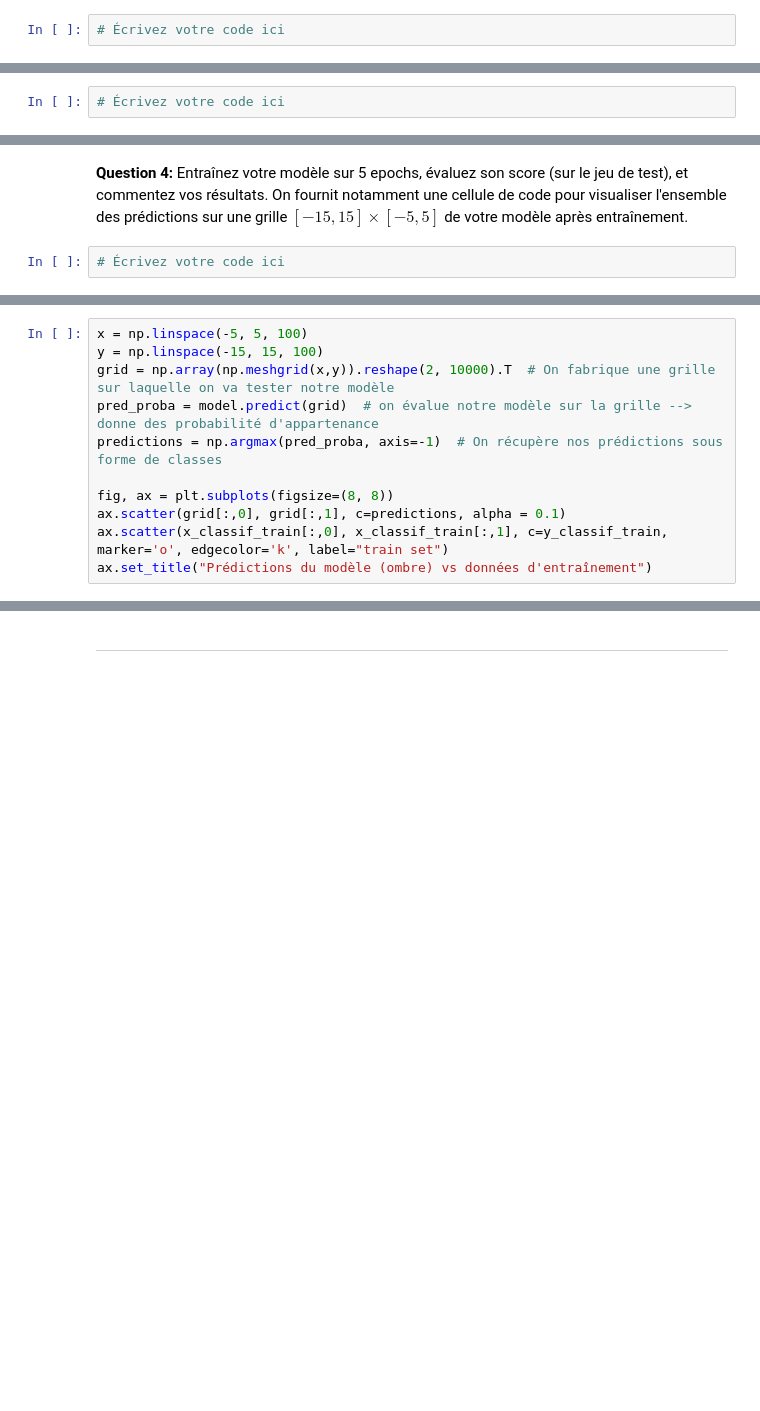
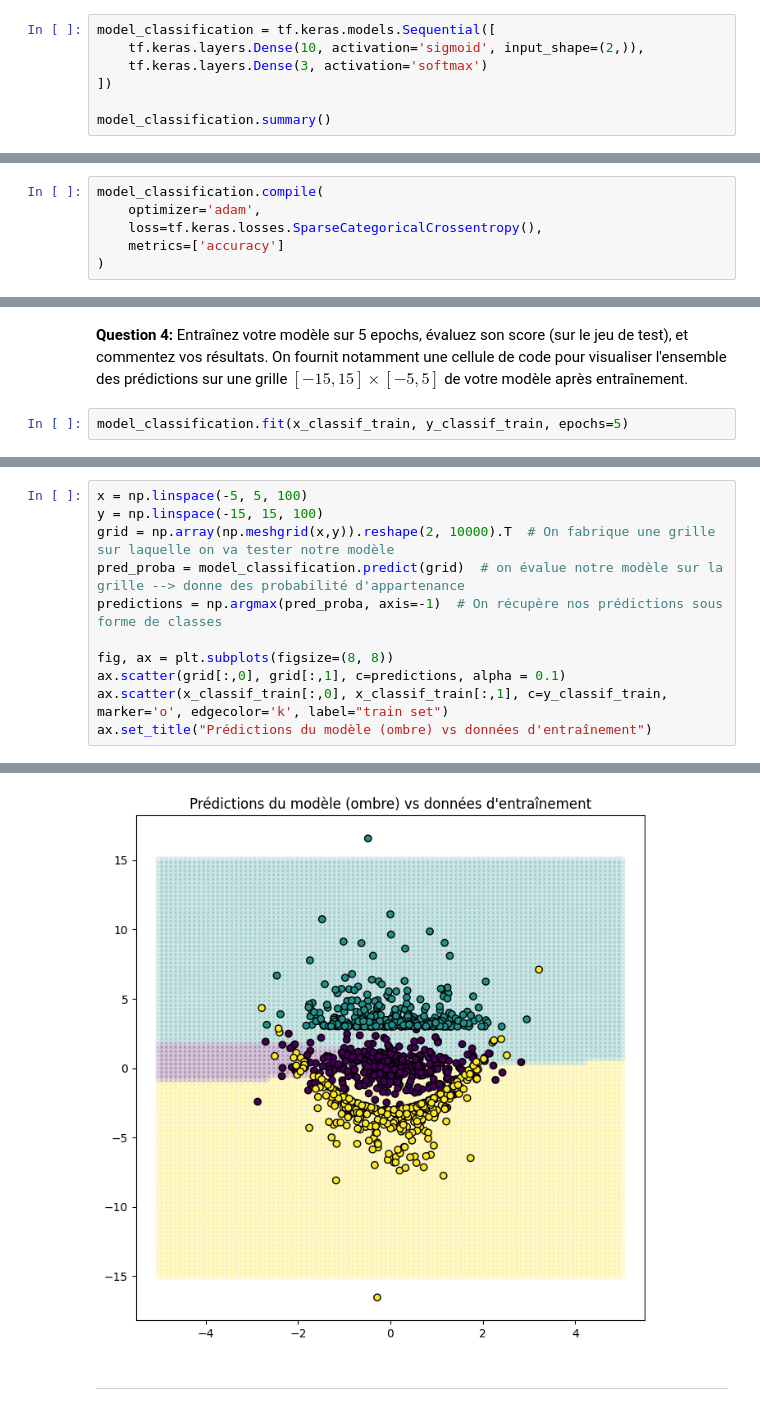
Before and after one commit to se-oumakhlouf/M1, a Jupyter notebook: Machine_Learning/td-5/TP5_NN.ipynb, the cells around one changed output, grey strips where cells are left out. Cells and saved outputs as stored; diff of their text form; blank space fills up the shorter version.

```diff
--- a/Machine_Learning/td-5/TP5_NN.ipynb
+++ b/Machine_Learning/td-5/TP5_NN.ipynb
@@ -200,4 +420,9 @@ On passe maintenant à la classification. Le principe reste le même que pour la
 - Le premier envoie les observations en dimension 10, avec une activation `sigmoid`
 - Le deuxième envoie les observation en dimension 3, avec une activation `softmax`.
 # %%
-# Écrivez votre code ici
+model_classification = tf.keras.models.Sequential([
+    tf.keras.layers.Dense(10, activation='sigmoid', input_shape=(2,)),
+    tf.keras.layers.Dense(3, activation='softmax')
+])
+
+model_classification.summary()
@@ -212,10 +451,14 @@ On passe maintenant à la classification. Le principe reste le même que pour la
 # %% [markdown]
 **Question 3:** Compilez votre modèle. On prendra toujours `'adam'` comme `optimizer`, mais on prendra comme indiqué la `SparseCategoricalCrossentropy()` comme `loss`, et `['accuracy']` comme `metrics`.
 # %%
-# Écrivez votre code ici
+model_classification.compile(
+    optimizer='adam',
+    loss=tf.keras.losses.SparseCategoricalCrossentropy(),
+    metrics=['accuracy']
+)
 # %% [markdown]
 ---
 # %% [markdown]
 **Question 4:** Entraînez votre modèle sur 5 epochs, évaluez son score (sur le jeu de test), et commentez vos résultats. On fournit notamment une cellule de code pour visualiser l'ensemble des prédictions sur une grille $[-15, 15]\times[-5,5]$ de votre modèle après entraînement.
 # %%
-# Écrivez votre code ici
+model_classification.fit(x_classif_train, y_classif_train, epochs=5)
@@ -223,10 +486,11 @@ On passe maintenant à la classification. Le principe reste le même que pour la
 x = np.linspace(-5, 5, 100)
 y = np.linspace(-15, 15, 100)
 grid = np.array(np.meshgrid(x,y)).reshape(2, 10000).T  # On fabrique une grille sur laquelle on va tester notre modèle
-pred_proba = model.predict(grid)  # on évalue notre modèle sur la grille --> donne des probabilité d'appartenance
+pred_proba = model_classification.predict(grid)  # on évalue notre modèle sur la grille --> donne des probabilité d'appartenance
 predictions = np.argmax(pred_proba, axis=-1)  # On récupère nos prédictions sous forme de classes
 
 fig, ax = plt.subplots(figsize=(8, 8))
 ax.scatter(grid[:,0], grid[:,1], c=predictions, alpha = 0.1)
 ax.scatter(x_classif_train[:,0], x_classif_train[:,1], c=y_classif_train, marker='o', edgecolor='k', label="train set")
 ax.set_title("Prédictions du modèle (ombre) vs données d'entraînement")
+# %% [output]
@@ -233,3 +499,4 @@ ax.set_title("Prédictions du modèle (ombre) vs données d'entraînement")
+[figure, added]
 # %% [markdown]
 ---
 # %% [markdown]
```
Also changed, not shown: parts of 45 cells of this notebook, 1 other file.
